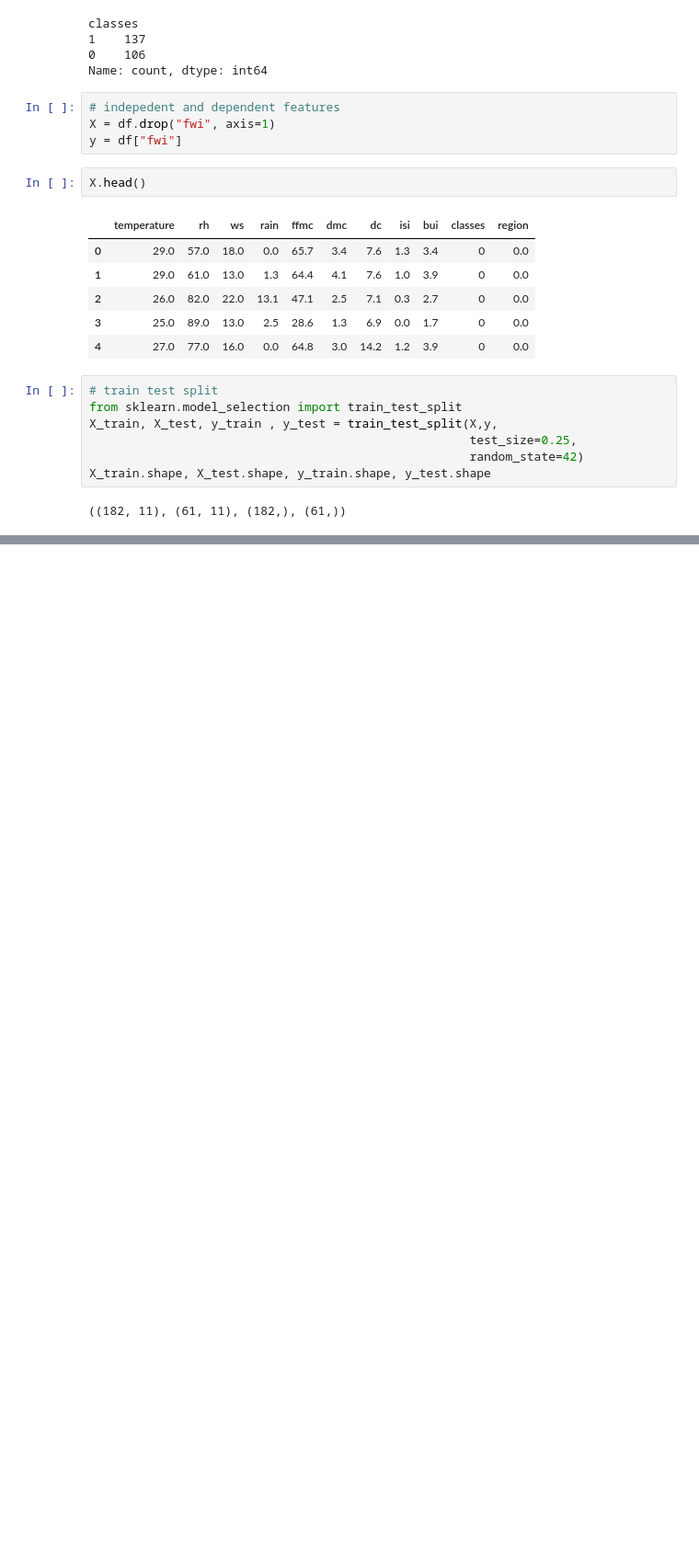
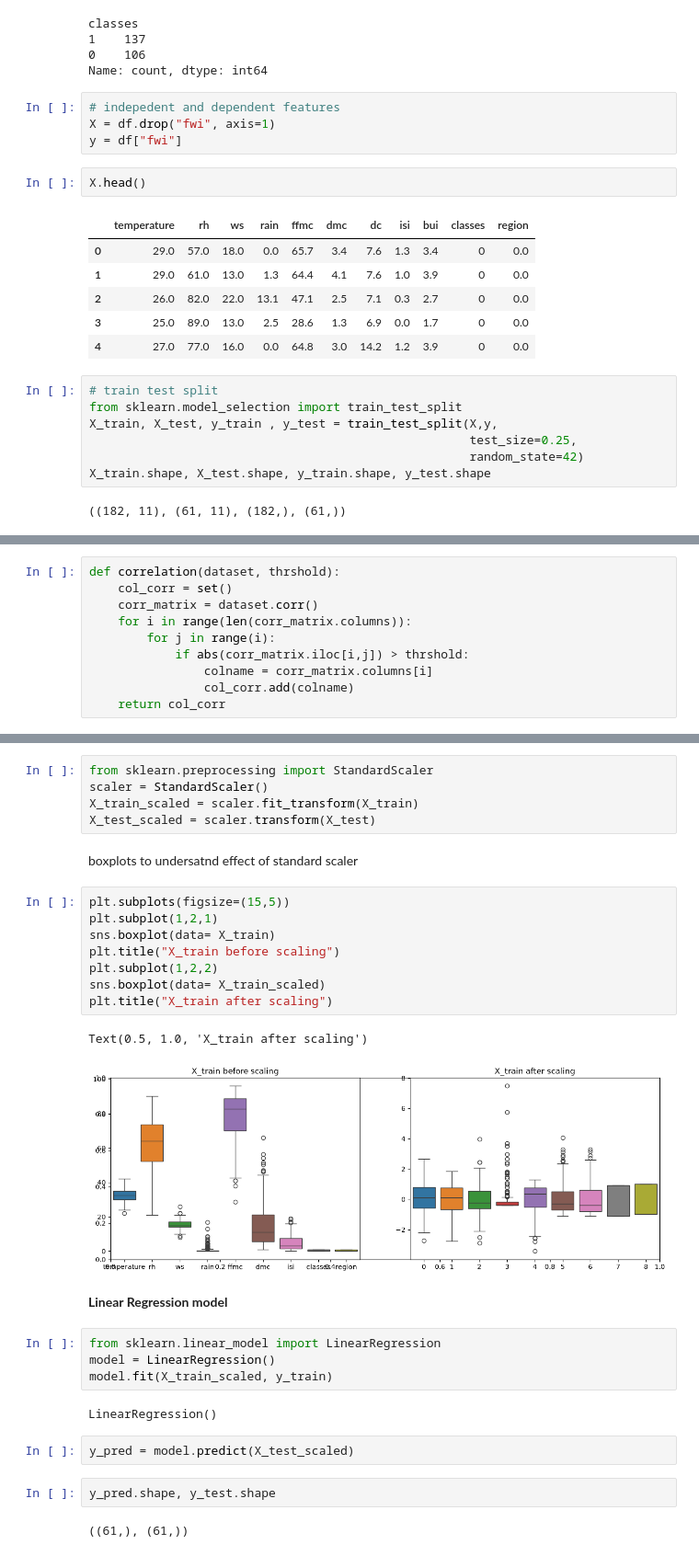
Before and after one commit to avinsio/ml-playground, a Jupyter notebook: 07_ml_project/01_algerian_forest_fires/model_training.ipynb, the cells around one changed output, grey strips where cells are left out. Shown at 92% size. Saved outputs shown, nothing was run; the diff lists cells and outputs as text; blank space fills up the shorter version.

```diff
--- a/07_ml_project/01_algerian_forest_fires/model_training.ipynb
+++ b/07_ml_project/01_algerian_forest_fires/model_training.ipynb
@@ -66,0 +75,10 @@ X_train.corr()
+# %%
+def correlation(dataset, thrshold):
+    col_corr = set()
+    corr_matrix = dataset.corr()
+    for i in range(len(corr_matrix.columns)):
+        for j in range(i):
+            if abs(corr_matrix.iloc[i,j]) > thrshold:
+                colname = corr_matrix.columns[i]
+                col_corr.add(colname)
+    return col_corr
@@ -66,0 +99,32 @@ X_train.corr()
+# %%
+from sklearn.preprocessing import StandardScaler
+scaler = StandardScaler()
+X_train_scaled = scaler.fit_transform(X_train)
+X_test_scaled = scaler.transform(X_test)
+# %% [markdown]
+boxplots to undersatnd effect of standard scaler
+# %%
+plt.subplots(figsize=(15,5))
+plt.subplot(1,2,1)
+sns.boxplot(data= X_train)
+plt.title("X_train before scaling")
+plt.subplot(1,2,2)
+sns.boxplot(data= X_train_scaled)
+plt.title("X_train after scaling")
+# %% [output]
+Text(0.5, 1.0, 'X_train after scaling')
+[figure, added]
+# %% [markdown]
+**Linear Regression model**
+# %%
+from sklearn.linear_model import LinearRegression
+model = LinearRegression()
+model.fit(X_train_scaled, y_train)
+# %% [output]
+LinearRegression()
+# %%
+y_pred = model.predict(X_test_scaled)
+# %%
+y_pred.shape, y_test.shape
+# %% [output]
+((61,), (61,))
```
Also changed, not shown: parts of 25 cells of this notebook.
